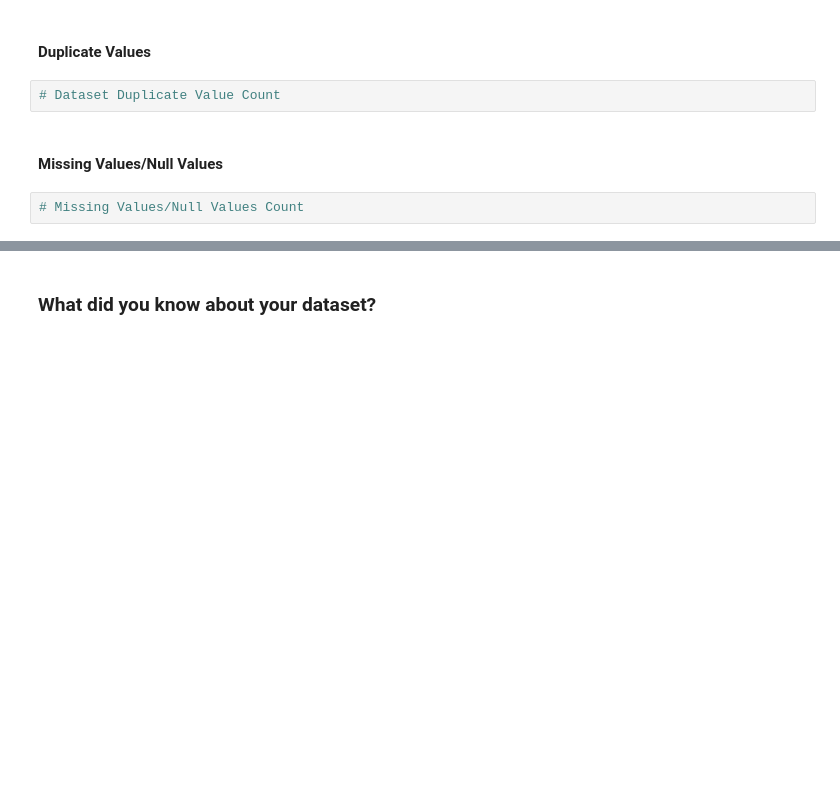
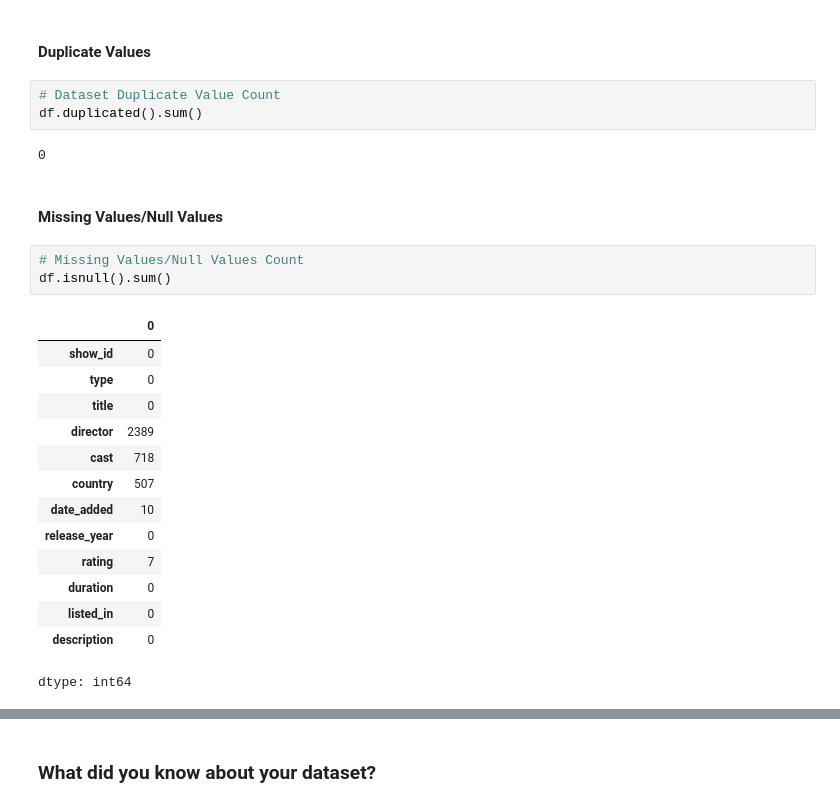
Before and after one commit to ImAbhijeetPanda/Netflix-Movies-and-TV-Shows-Clustering, a Jupyter notebook: Netflix_Unsupervised_ML.ipynb, the cells around one changed output, grey strips where cells are left out. Drawn from its saved outputs; the diff is of its cells as text; blank space fills up the shorter version.

```diff
--- a/Netflix_Unsupervised_ML.ipynb
+++ b/Netflix_Unsupervised_ML.ipynb
@@ -143,7 +201,26 @@ M - Multivariate Analysis
 #### Duplicate Values
 # %%
 # Dataset Duplicate Value Count
+df.duplicated().sum()
+# %% [output]
+0
 # %% [markdown]
 #### Missing Values/Null Values
 # %%
 # Missing Values/Null Values Count
+df.isnull().sum()
+# %% [output]
+|  | 0 |
+| show_id | 0 |
+| type | 0 |
+| title | 0 |
+| director | 2389 |
+| cast | 718 |
+| country | 507 |
+| date_added | 10 |
+| release_year | 0 |
+| rating | 7 |
+| duration | 0 |
+| listed_in | 0 |
+| description | 0 |
+dtype: int64
```
Also changed, not shown: parts of 26 cells of this notebook.
